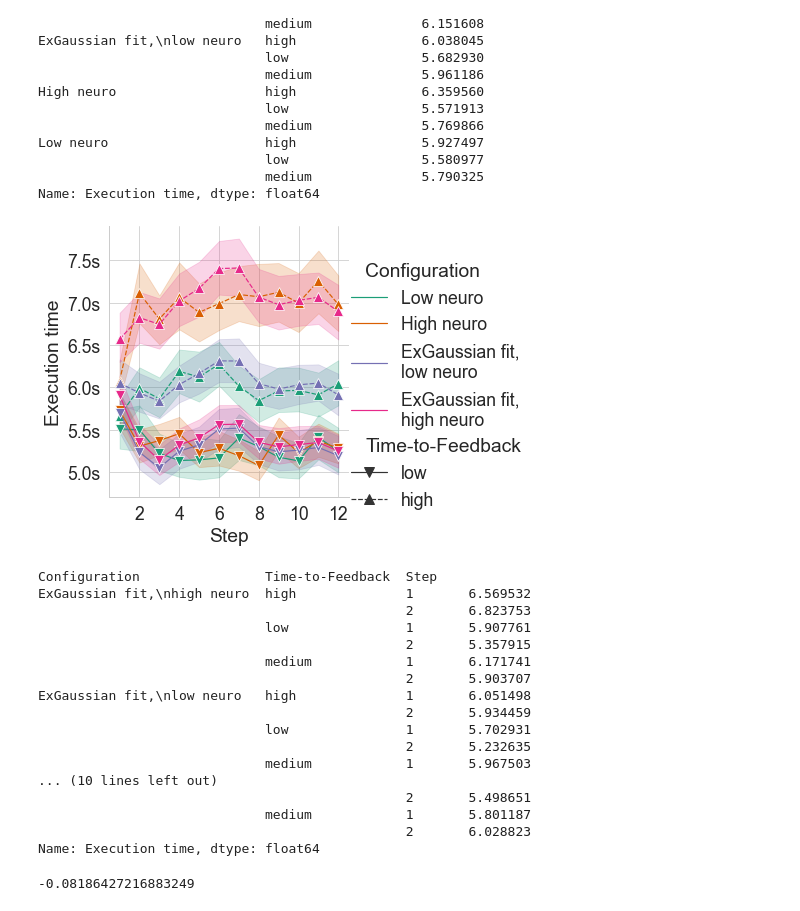
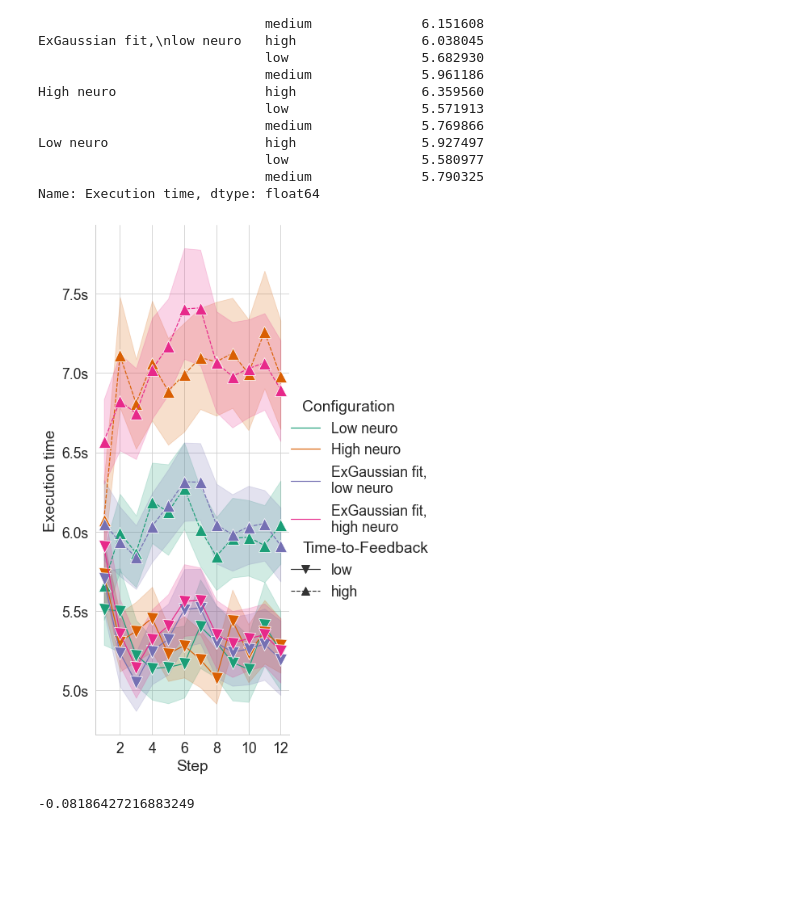
Before and after one commit to vnmo/EdgeDroid2, a Jupyter notebook: analysis/verify_models.ipynb, the cells around one changed output. Saved outputs shown, nothing was run; the diff lists cells and outputs as text; code cells hidden in the pictures; blank space fills up the shorter version.

```diff
--- a/analysis/verify_models.ipynb
+++ b/analysis/verify_models.ipynb
@@ -147,48 +142,34 @@ Name: Execution time, dtype: float64
 # %%
 fg = sns.relplot(
     kind="line",
     err_style="band",
     errorbar=("ci", 95),
     data=duration_results,
     x="Step",
     y="Execution time",
     hue="Configuration",
     hue_order=models.keys(),
     style="Time-to-Feedback",
     style_order=["low", "high"],
     markers=["v", "^"],
-    markersize=10,
+    markersize=15,
+    aspect=0.5,
+    height=10,
 )
 for ax in fg.axes.flat:
     ax.xaxis.set_major_locator(tkr.MaxNLocator(integer=True))
     ax.yaxis.set_major_formatter(tkr.FuncFormatter(lambda y, p: f"{y:0.1f}s"))
 fg.set_axis_labels("Step", "Execution time")
+# fg.set(ylim=(4, 8))
 
 for legend_handle in fg.legend.legendHandles:
     legend_handle.set_markersize(10)
     # print(dir(legend_handle))
     # break
 
 plt.show()
 # %% [output]
-[figure, old version]
+[figure, new version]
-Configuration                Time-to-Feedback  Step
-ExGaussian fit,\nhigh neuro  high              1       6.569532
-                                               2       6.823753
-                             low               1       5.907761
-                                               2       5.357915
-                             medium            1       6.171741
-                                               2       5.903707
-ExGaussian fit,\nlow neuro   high              1       6.051498
-                                               2       5.934459
-                             low               1       5.702931
-                                               2       5.232635
-                             medium            1       5.967503
-... (10 lines left out)
-                                               2       5.498651
-                             medium            1       5.801187
-                                               2       6.028823
-Name: Execution time, dtype: float64
 # %%
 mean_durs = duration_results.groupby(["Configuration", "Time-to-Feedback", "Step"])["Execution time"].mean()
 ((mean_durs.loc[ix[:, "low", 12]] - mean_durs.loc[ix[:, "low", 1]]) / mean_durs.loc[ix[:, "low", 1]]).mean()
```
Also changed, not shown: parts of 1 cell of this notebook.
